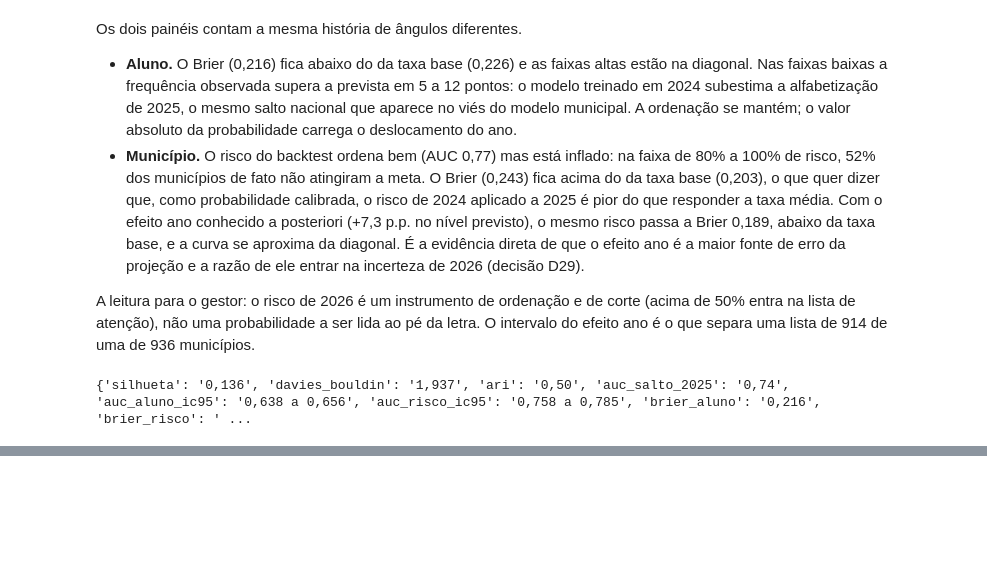
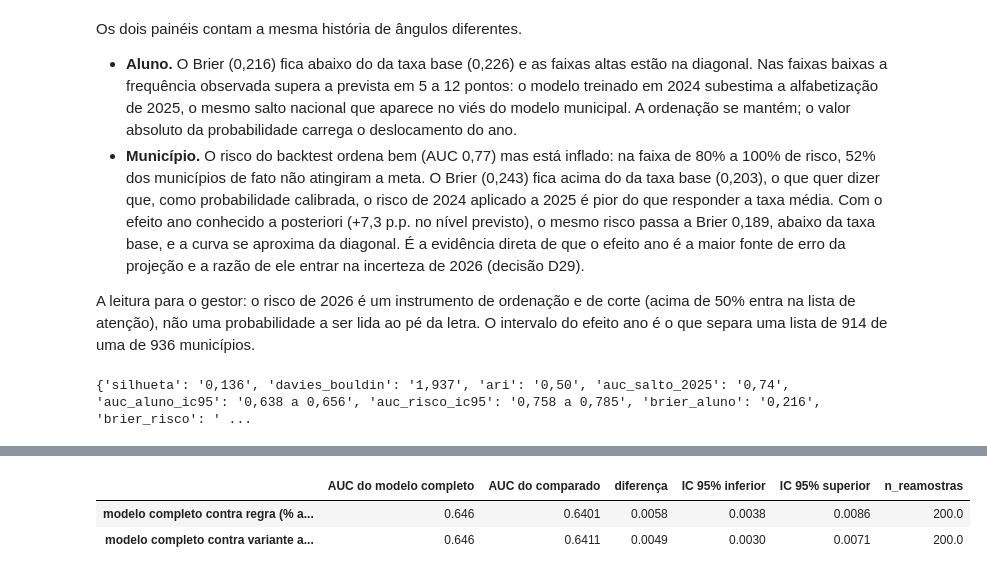
Before and after one commit to guillecosme/fiap-ai-scientist-tech-challenge-fase-03, a Jupyter notebook: notebooks/06_interpretabilidade_e_aplicacao.ipynb, the cells around one changed output, grey strips where cells are left out. Saved outputs shown, nothing was run; the diff lists cells and outputs as text; code cells hidden in the pictures; blank space fills up the shorter version.

```diff
--- a/notebooks/06_interpretabilidade_e_aplicacao.ipynb
+++ b/notebooks/06_interpretabilidade_e_aplicacao.ipynb
@@ -490,0 +568,16 @@ print(extras)
+# %%
+# 2 e 3. bootstrap pareado no teste de 2025 (amostra estratificada de 300 mil)
+teste_am = amostra_estratificada(teste.assign(proba_completo=proba_completo, proba_antes=proba_antes), 300_000, "alfabetizado", seed=SEED)
+col_hist = [c for c in ga["historico"] if c.startswith("indicador_t1")][0]
+regra = teste_am[col_hist].fillna(teste_am[col_hist].median()).values
+comparacoes_aluno = pd.DataFrame({
+    "modelo completo contra regra (% alfabetizados no ano anterior)": diferenca_bootstrap_pareada(teste_am["alfabetizado"].values, teste_am["proba_completo"].values, regra, teste_am["id_municipio"].values, roc_auc_score, n_reamostras=200, sample_weight=teste_am["peso"].values, seed=SEED),
+    "modelo completo contra variante antes da prova": diferenca_bootstrap_pareada(teste_am["alfabetizado"].values, teste_am["proba_completo"].values, teste_am["proba_antes"].values, teste_am["id_municipio"].values, roc_auc_score, n_reamostras=200, sample_weight=teste_am["peso"].values, seed=SEED),
+}).T.rename(columns={"metrica_a": "AUC do modelo completo", "metrica_b": "AUC do comparado", "diferenca": "diferença", "ic_inferior": "IC 95% inferior", "ic_superior": "IC 95% superior"})
+pd.concat([falsificacao_aluno.assign(bloco="falsificação"), comparacoes_aluno.assign(bloco="bootstrap pareado")]).round(4).to_csv("reports/falsificacao_aluno.csv")
+pd.DataFrame({"id_municipio": teste["id_municipio"].values, "proba_antes_da_prova": proba_antes}).to_parquet("models/modelo_aluno_pred_2025_antes.parquet", index=False)
+comparacoes_aluno.round(4)
+# %% [output]
+|  | AUC do modelo completo | AUC do comparado | diferença | IC 95% inferior | IC 95% superior | n_reamostras |
+| modelo completo contra regra (% a... | 0.646 | 0.6401 | 0.0058 | 0.0038 | 0.0086 | 200.0 |
+| modelo completo contra variante a... | 0.646 | 0.6411 | 0.0049 | 0.0030 | 0.0071 | 200.0 |
```
Also changed, not shown: parts of 8 cells of this notebook, 4 other files.
